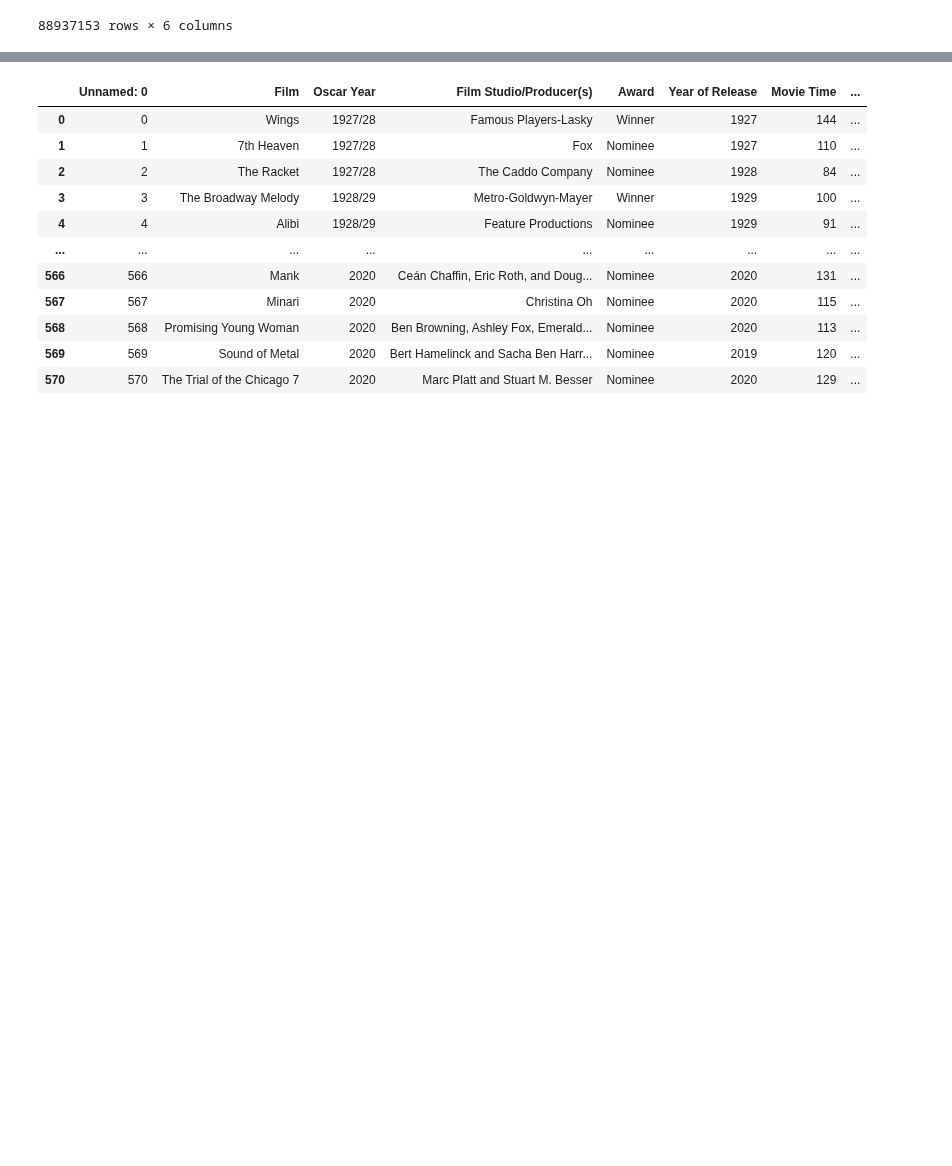
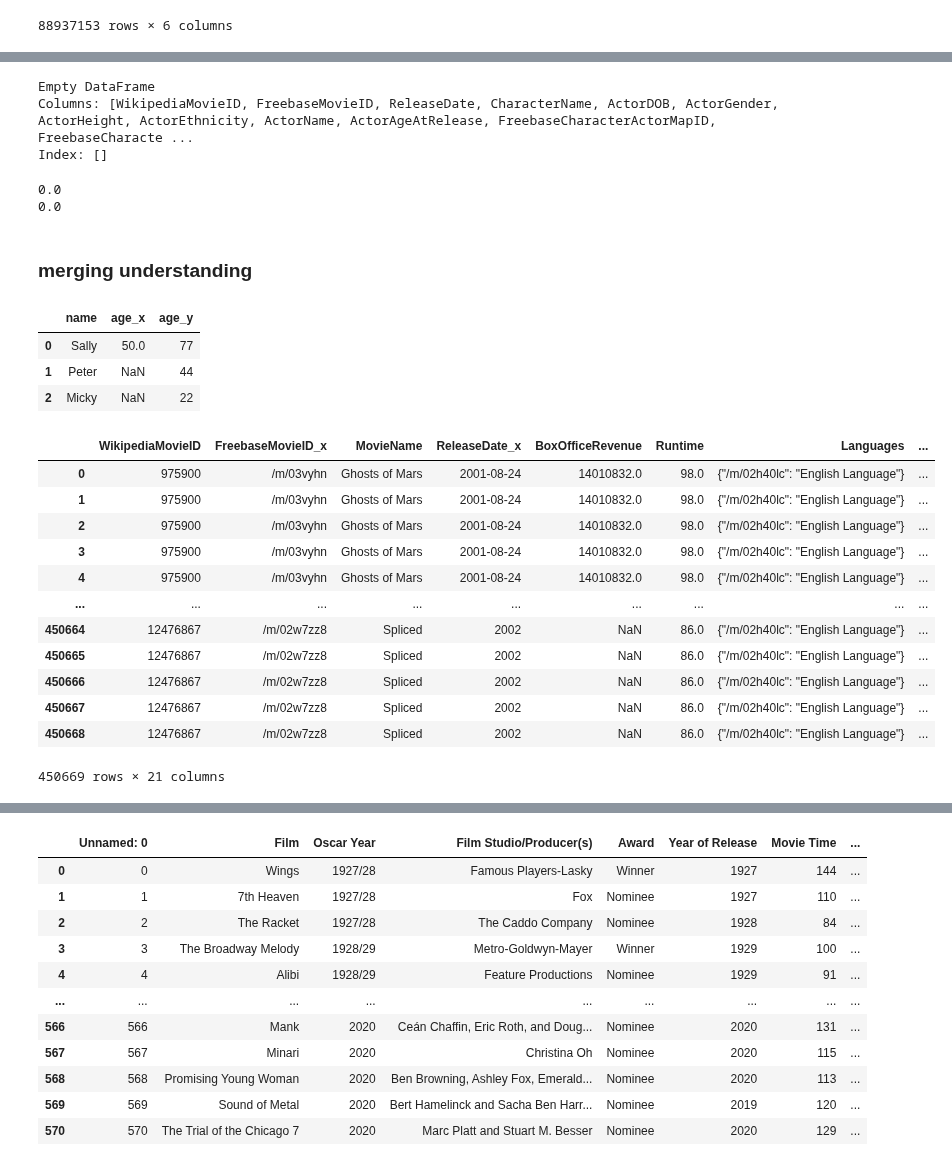
Before and after one commit to epfl-ada/ada-2024-project-arabsdatascientists2024, a Jupyter notebook: Exlploration_CMU.ipynb, the cells around one changed output, grey strips where cells are left out. Saved outputs shown, nothing was run; the diff lists cells and outputs as text; code cells hidden in the pictures; blank space fills up the shorter version.

```diff
--- a/Exlploration_CMU.ipynb
+++ b/Exlploration_CMU.ipynb
@@ -508,0 +525,5 @@ principals_IMDB
+# %%
+character_metadata['year']=character_metadata['ReleaseDate'].str.extract(r'(\d{4})')
+character_metadata['year'] = character_metadata['year'].astype(float)
+print(len(character_metadata))
+print(character_metadata['year'].isna().sum())
@@ -508,0 +566,2 @@ principals_IMDB
+# %%
+character_metadata.loc[character_metadata['year'] == 1010, 'year'] = 2010
@@ -508,0 +580,55 @@ principals_IMDB
+# %%
+rows_character_1010 =character_metadata[character_metadata['year']==1010]
+print(rows_character_1010)
+# %% [output]
+Empty DataFrame
+Columns: [WikipediaMovieID, FreebaseMovieID, ReleaseDate, CharacterName, ActorDOB, ActorGender, ActorHeight, ActorEthnicity, ActorName, ActorAgeAtRelease, FreebaseCharacterActorMapID, FreebaseCharacte ...
+Index: []
+# %%
+print(movie_metadata['WikipediaMovieID'].isna().sum()/(len(movie_metadata['WikipediaMovieID'])))
+print(movie_metadata['FreebaseMovieID'].isna().sum()/(len(movie_metadata['FreebaseMovieID'])))
+# %% [output]
+0.0
+0.0
+# %% [markdown]
+### merging understanding
+# %%
+import pandas as pd
+
+data1 = {
+  "name": ["Sally", "Mary", "John"],
+  "age": [50, 40, 30]
+}
+
+data2 = {
+  "name": ["Sally", "Peter", "Micky"],
+  "age": [77, 44, 22]
+}
+
+df1 = pd.DataFrame(data1)
+df2 = pd.DataFrame(data2)
+
+newdf = df1.merge(df2, how='right', on='name')
+newdf
+# %% [output]
+|  | name | age_x | age_y |
+| 0 | Sally | 50.0 | 77 |
+| 1 | Peter | NaN | 44 |
+| 2 | Micky | NaN | 22 |
+# %%
+merged_data=pd.merge(movie_metadata,character_metadata,how='inner',on='WikipediaMovieID')
+merged_data
+# %% [output]
+|  | WikipediaMovieID | FreebaseMovieID_x | MovieName | ReleaseDate_x | BoxOfficeRevenue | Runtime | Languages | ... |
+| 0 | 975900 | /m/03vyhn | Ghosts of Mars | 2001-08-24 | 14010832.0 | 98.0 | {"/m/02h40lc": "English Language"} | ... |
+| 1 | 975900 | /m/03vyhn | Ghosts of Mars | 2001-08-24 | 14010832.0 | 98.0 | {"/m/02h40lc": "English Language"} | ... |
+| 2 | 975900 | /m/03vyhn | Ghosts of Mars | 2001-08-24 | 14010832.0 | 98.0 | {"/m/02h40lc": "English Language"} | ... |
+| 3 | 975900 | /m/03vyhn | Ghosts of Mars | 2001-08-24 | 14010832.0 | 98.0 | {"/m/02h40lc": "English Language"} | ... |
+| 4 | 975900 | /m/03vyhn | Ghosts of Mars | 2001-08-24 | 14010832.0 | 98.0 | {"/m/02h40lc": "English Language"} | ... |
+| ... | ... | ... | ... | ... | ... | ... | ... | ... |
+| 450664 | 12476867 | /m/02w7zz8 | Spliced | 2002 | NaN | 86.0 | {"/m/02h40lc": "English Language"} | ... |
+| 450665 | 12476867 | /m/02w7zz8 | Spliced | 2002 | NaN | 86.0 | {"/m/02h40lc": "English Language"} | ... |
+| 450666 | 12476867 | /m/02w7zz8 | Spliced | 2002 | NaN | 86.0 | {"/m/02h40lc": "English Language"} | ... |
+| 450667 | 12476867 | /m/02w7zz8 | Spliced | 2002 | NaN | 86.0 | {"/m/02h40lc": "English Language"} | ... |
+| 450668 | 12476867 | /m/02w7zz8 | Spliced | 2002 | NaN | 86.0 | {"/m/02h40lc": "English Language"} | ... |
+450669 rows × 21 columns
```
Also changed, not shown: parts of 28 cells of this notebook.
